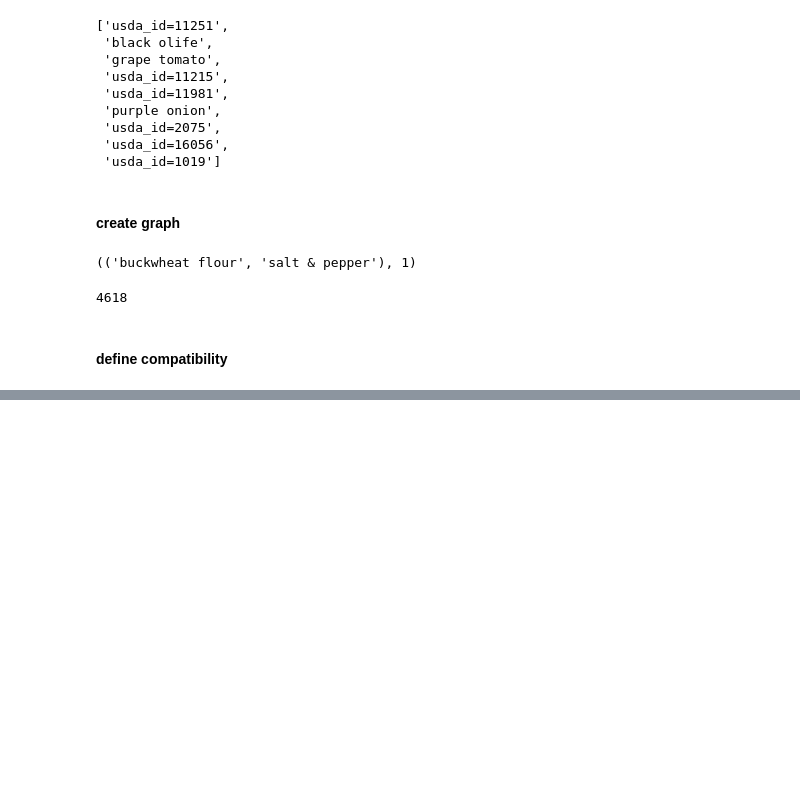
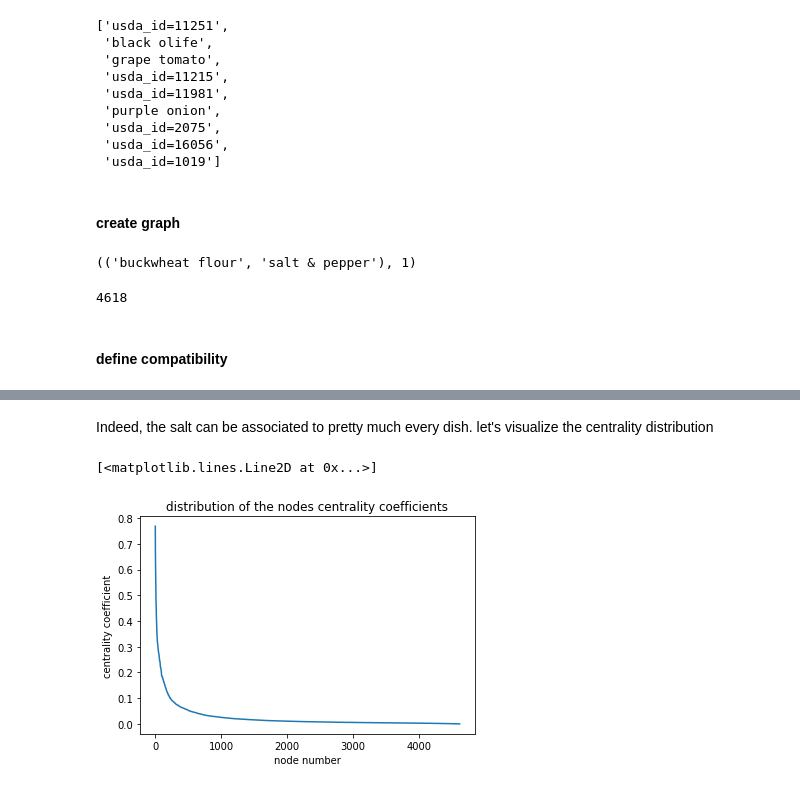
Before and after one commit to epfl-ada-2018/Project, a Jupyter notebook: notebooks/ingredients_graph.ipynb, the cells around one changed output, grey strips where cells are left out. Saved outputs shown, nothing was run; the diff lists cells and outputs as text; code cells hidden in the pictures; blank space fills up the shorter version.

Commit message:
Recommender functional but graph too unbalanced,

```diff
--- a/notebooks/ingredients_graph.ipynb
+++ b/notebooks/ingredients_graph.ipynb
@@ -130,0 +196,5 @@ friendship("egg", "salt")
+# %%
+centrality = nx.algorithms.centrality.degree_centrality(ing_graph)
+centrality_coeffs = [(ing, centrality[ing]) for ing in centrality]
+centrality_coeffs.sort(key= lambda x : x[1], reverse=True)
+centrality_coeffs[:10]
@@ -130,0 +212,10 @@ friendship("egg", "salt")
+# %% [markdown]
+Indeed, the salt can be associated to pretty much every dish. let's visualize the centrality distribution
+# %%
+plt.title("distribution of the nodes centrality coefficients")
+plt.xlabel("node number")
+plt.ylabel("centrality coefficient")
+plt.plot([c[1] for c in centrality_coeffs])
+# %% [output]
+[<matplotlib.lines.Line2D at 0x...>]
+[figure, added]
```
Also changed, not shown: parts of 12 cells of this notebook.
